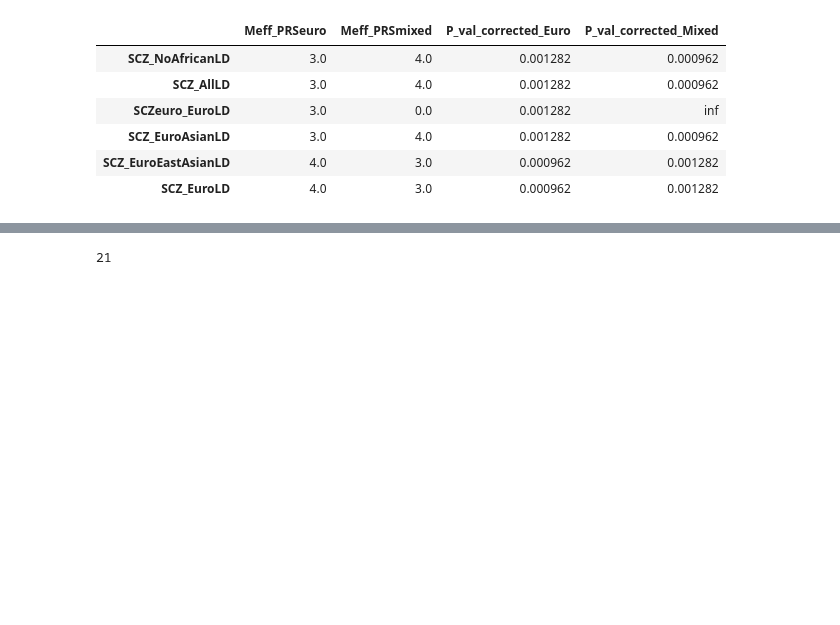
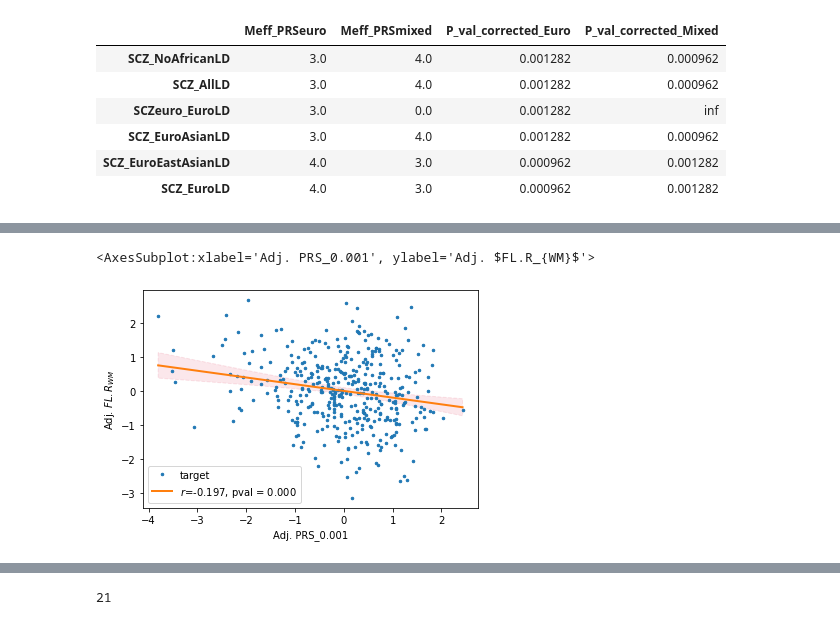
Before and after one commit to lehai-ml/dHCP_genetics, a Jupyter notebook: notebook_results/scz/2_1_SCZ_dHCP_volumetric_dataset.ipynb, the cells around one changed output, grey strips where cells are left out. Saved outputs shown, nothing was run; the diff lists cells and outputs as text; code cells hidden in the pictures; blank space fills up the shorter version.

```diff
--- a/notebook_results/scz/2_1_SCZ_dHCP_volumetric_dataset.ipynb
+++ b/notebook_results/scz/2_1_SCZ_dHCP_volumetric_dataset.ipynb
@@ -249,0 +270,6 @@ from statsmodels.stats.multitest import fdrcorrection
+# %%
+ancestry = [f'euro_Anc_PC{i}' for i in range(1,4)]
+_ = data_exploration.MassUnivariate.mass_univariate(european_volumetric_dataset_term,
+                                               cat_independentVar_cols=['Gender'],
+                                               cont_independentVar_cols=['PMA_vol','GA_vol','Intracranial_Imperial','PRS_0.05']+ancestry,
+                                               dependentVar_cols=['Imperial 79'],scaling='both')
@@ -249,0 +306,12 @@ from statsmodels.stats.multitest import fdrcorrection
+# %%
+visualisation.simple_plots.plot_Linear_Reg(x='PRS_0.001',
+                                          y='Imperial 79',
+                                          data=full_volumetric_dataset_term,
+                                           adjust_covar={'x':ancestry,
+                                                        'y':['Gender','GA_vol', 'PMA_vol', 'Intracranial_Imperial']},
+                                           markersize=5,linewidth=2,
+                                           ylabel='$FL.R_{WM}$',
+                                          legend_loc='inside',)
+# %% [output]
+<AxesSubplot:xlabel='Adj. PRS_0.001', ylabel='Adj. $FL.R_{WM}$'>
+[figure, added]
```
Also changed, not shown: parts of 18 cells of this notebook.
